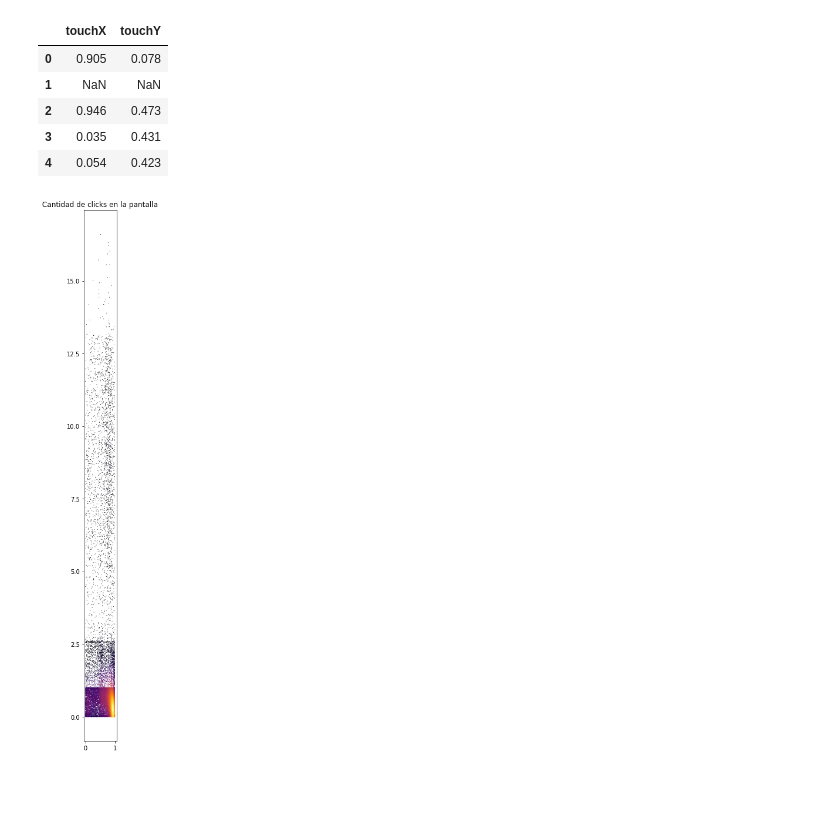
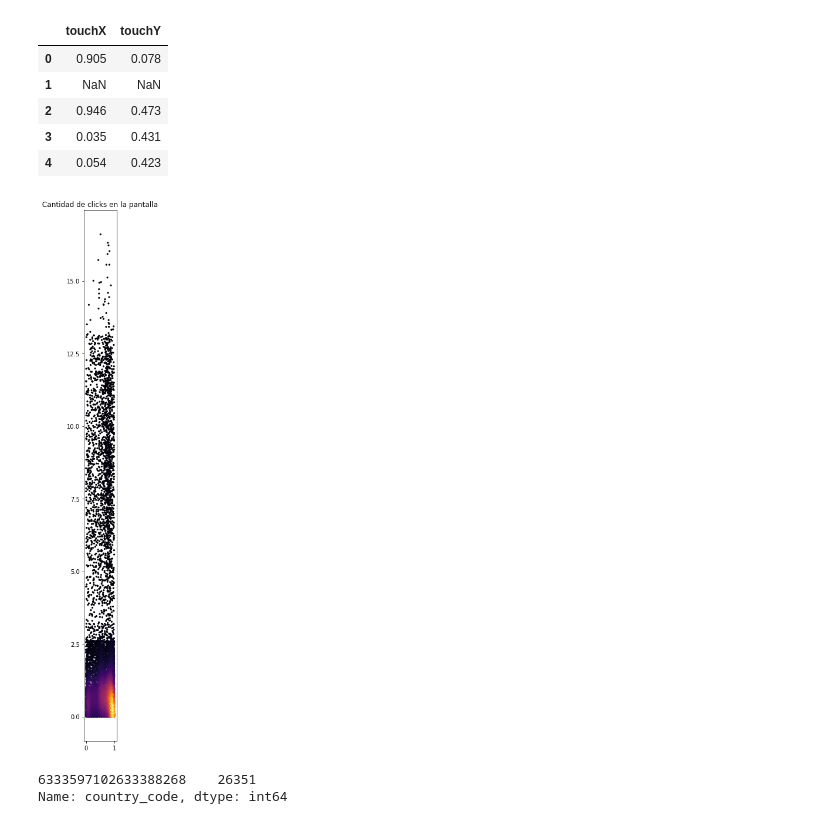
Before and after one commit to leobellaera/datanesa, a Jupyter notebook: clicks.ipynb, the cells around one changed output. Cells and saved outputs as stored; diff of their text form; code cells hidden in the pictures; blank space fills up the shorter version.

```diff
--- a/clicks.ipynb
+++ b/clicks.ipynb
@@ -77,8 +77,13 @@ z = gaussian_kde(xy)(xy)
 # %%
 import matplotlib.pyplot as plt
 
 fig, ax = plt.subplots(figsize=(xPosition.max(), yPosition.max()))
 plt.title("Cantidad de clicks en la pantalla")
-ax.scatter(xPosition, yPosition, c=z, cmap="inferno", s=1, edgecolor="");
+ax.scatter(xPosition, yPosition, c=z, cmap="inferno", s=10, edgecolor="");
 # %% [output]
-[figure, old version]
+[figure, new version]
+# %%
+df["country_code"].value_counts()
+# %% [output]
+6333597102633388268    26351
+Name: country_code, dtype: int64
```
